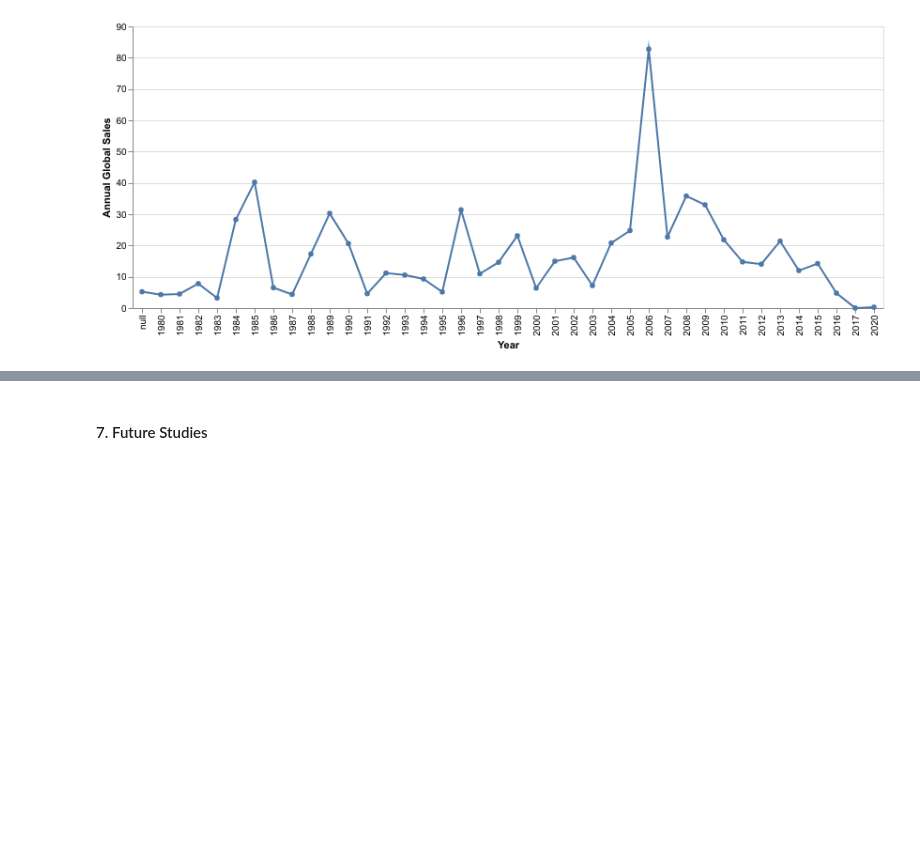
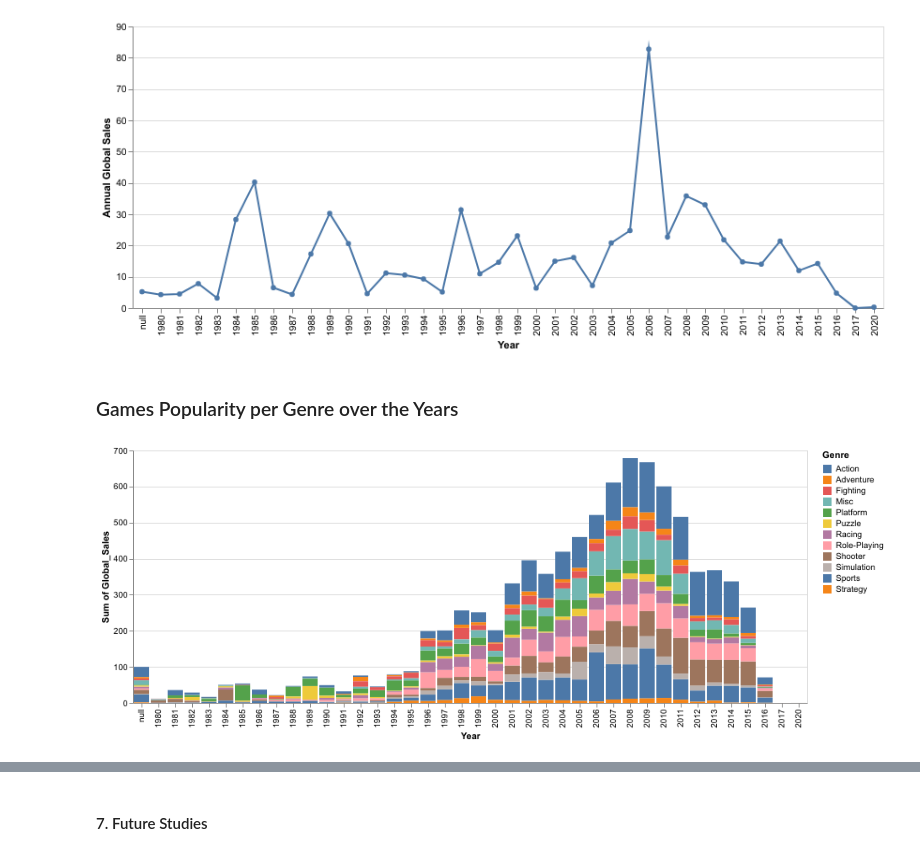
Before and after one commit to ubco-mds-2020-labs/data-550-project2-group-4, a Jupyter notebook: Aamir Working.ipynb, the cells around one changed output, grey strips where cells are left out. Cells and saved outputs as stored; diff of their text form; code cells hidden in the pictures; blank space fills up the shorter version.

Commit message:
Stacked bar chart

```diff
--- a/Aamir Working.ipynb
+++ b/Aamir Working.ipynb
@@ -151,3 +151,13 @@ alt.Chart(game).mark_line(point=True).encode(
 )
 # %% [output]
 [figure]
+# %% [markdown]
+### Games Popularity per Genre over the Years
+# %%
+alt.Chart(game).mark_bar().encode(
+    x="Year:O",
+    y="sum(Global_Sales):Q",
+    color="Genre:N"
+)
+# %% [output]
+[figure, added]
```
Also changed, not shown: parts of 2 cells of this notebook.
